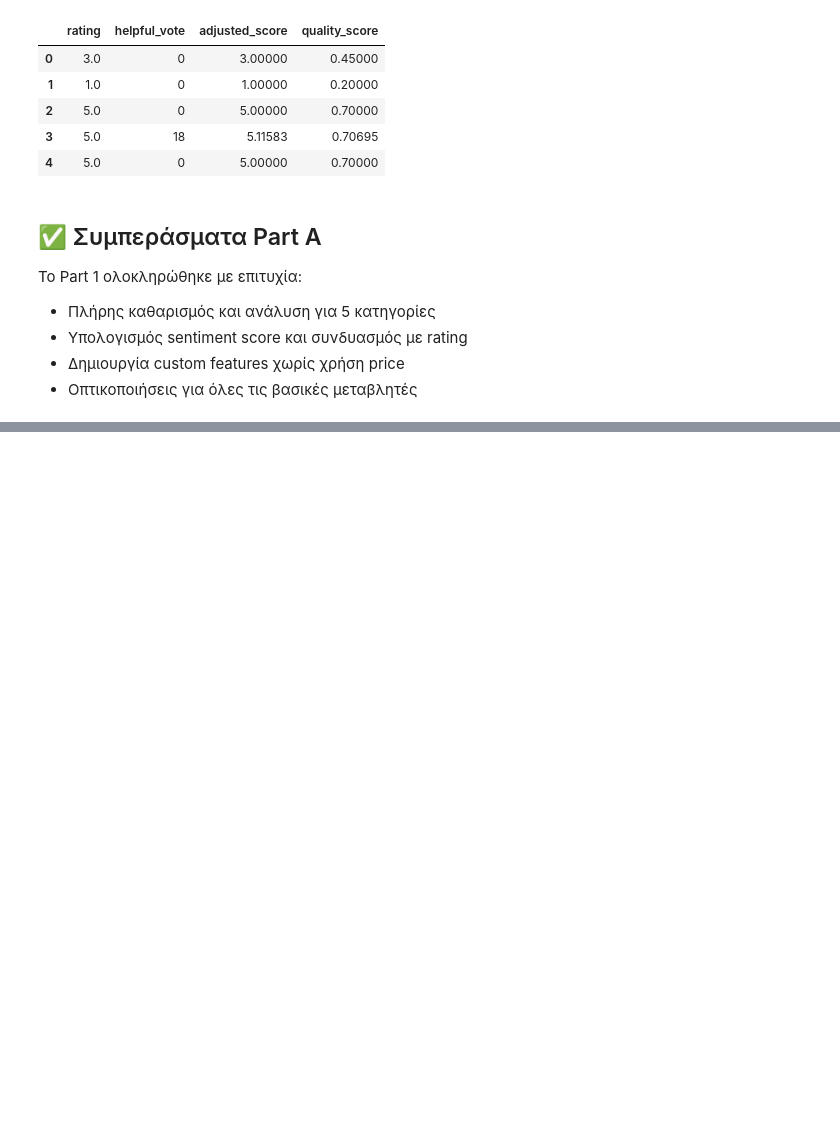
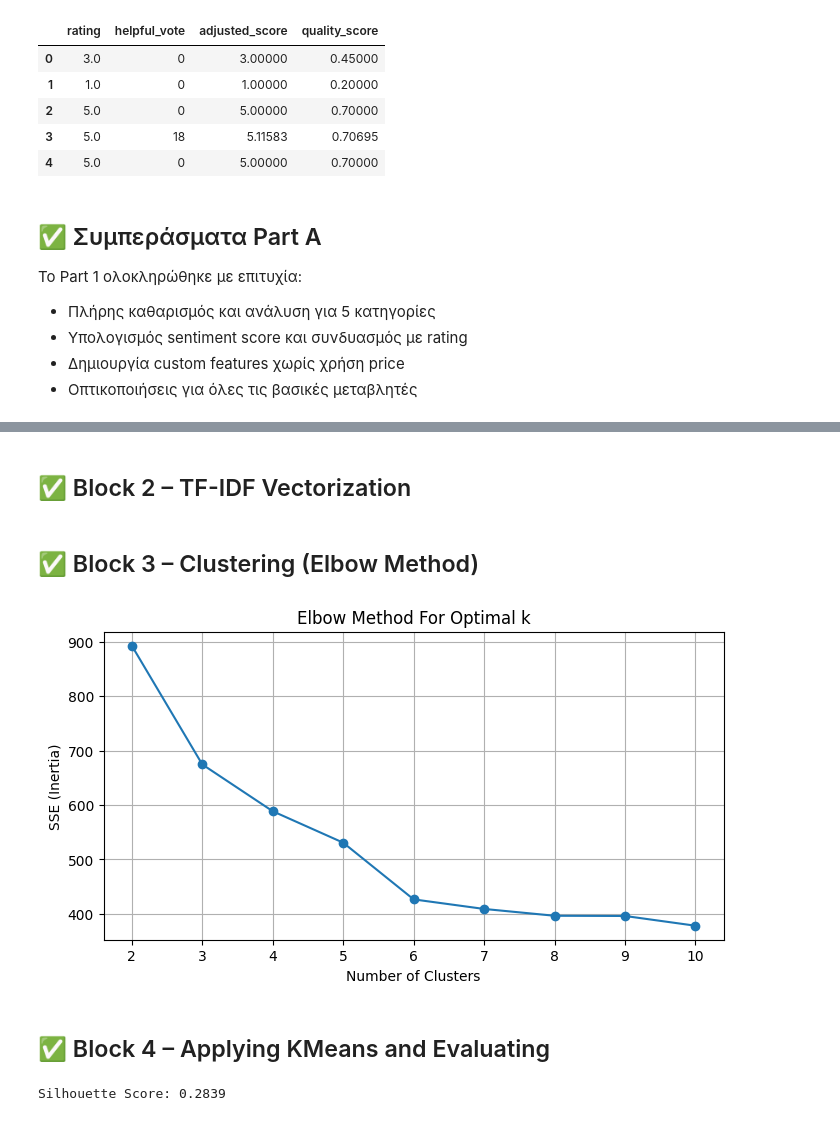
Before and after one commit to GeorgeSakketos/Data_Mining_2025, a Jupyter notebook: tedeproject2025partAB.ipynb, the cells around one changed output, grey strips where cells are left out. Cells and saved outputs as stored; diff of their text form; code cells hidden in the pictures; blank space fills up the shorter version.

```diff
--- a/tedeproject2025partAB.ipynb
+++ b/tedeproject2025partAB.ipynb
@@ -552,0 +708,42 @@ review_df[["rating", "helpful_vote", "adjusted_score", "quality_score"]].head()
+# %% [markdown]
+## ✅ Block 2 – TF-IDF Vectorization
+# %%
+tfidf = TfidfVectorizer(max_features=500)
+tfidf_matrix = tfidf.fit_transform(meta_df['clean_text'])
+
+# Combine TF-IDF matrix and scaled numerical data
+combined_features = hstack([tfidf_matrix, csr_matrix(scaled_numerical)])
+# %% [markdown]
+## ✅ Block 3 – Clustering (Elbow Method)
+# %%
+sse = []
+k_range = range(2, 11)
+
+for k in k_range:
+    kmeans = KMeans(n_clusters=k, random_state=42)
+    kmeans.fit(combined_features)
+    sse.append(kmeans.inertia_)
+
+plt.figure(figsize=(8, 4))
+plt.plot(k_range, sse, marker='o')
+plt.title('Elbow Method For Optimal k')
+plt.xlabel('Number of Clusters')
+plt.ylabel('SSE (Inertia)')
+plt.grid(True)
+plt.show()
+# %% [output]
+[figure, added]
+# %% [markdown]
+## ✅ Block 4 – Applying KMeans and Evaluating
+# %%
+optimal_k = 4  # Example, adjust based on elbow plot
+kmeans = KMeans(n_clusters=optimal_k, random_state=42)
+cluster_labels = kmeans.fit_predict(combined_features)
+
+meta_df['cluster'] = cluster_labels
+
+# Silhouette Score
+score = silhouette_score(combined_features, cluster_labels)
+print(f"Silhouette Score: {score:.4f}")
+# %% [output]
+Silhouette Score: 0.2839
```
Also changed, not shown: parts of 38 cells of this notebook.
